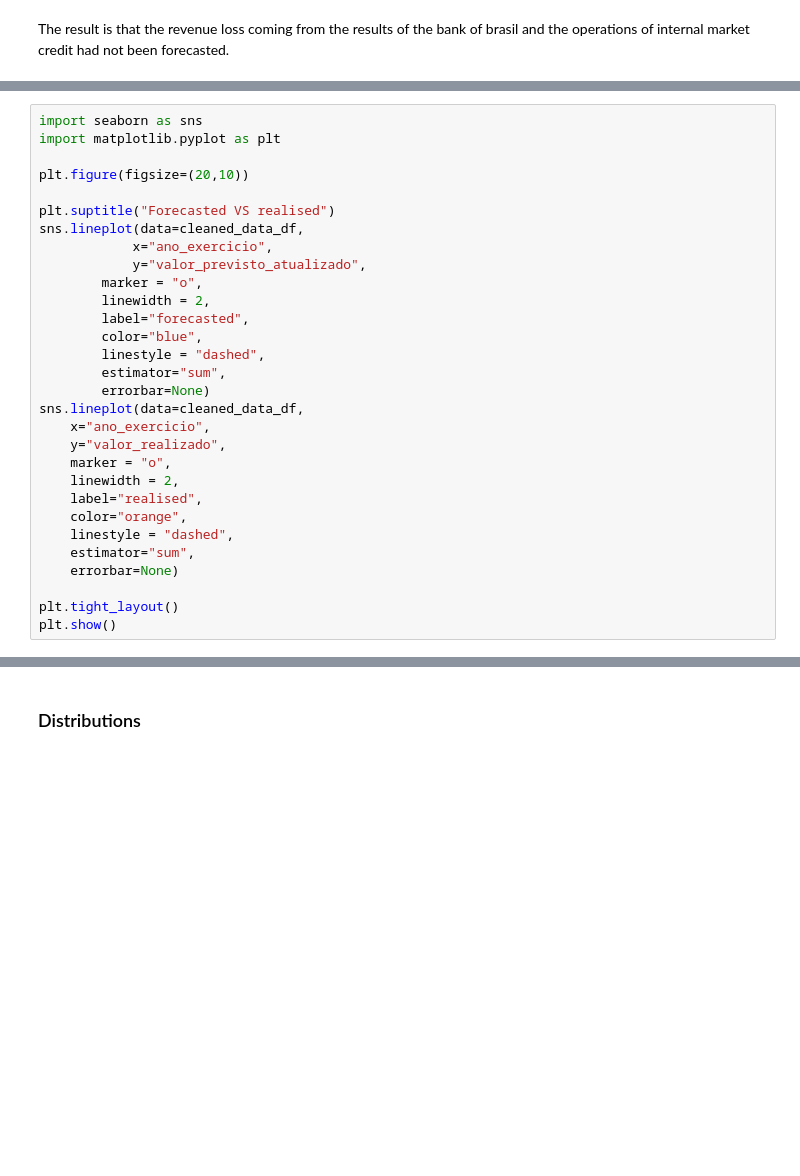
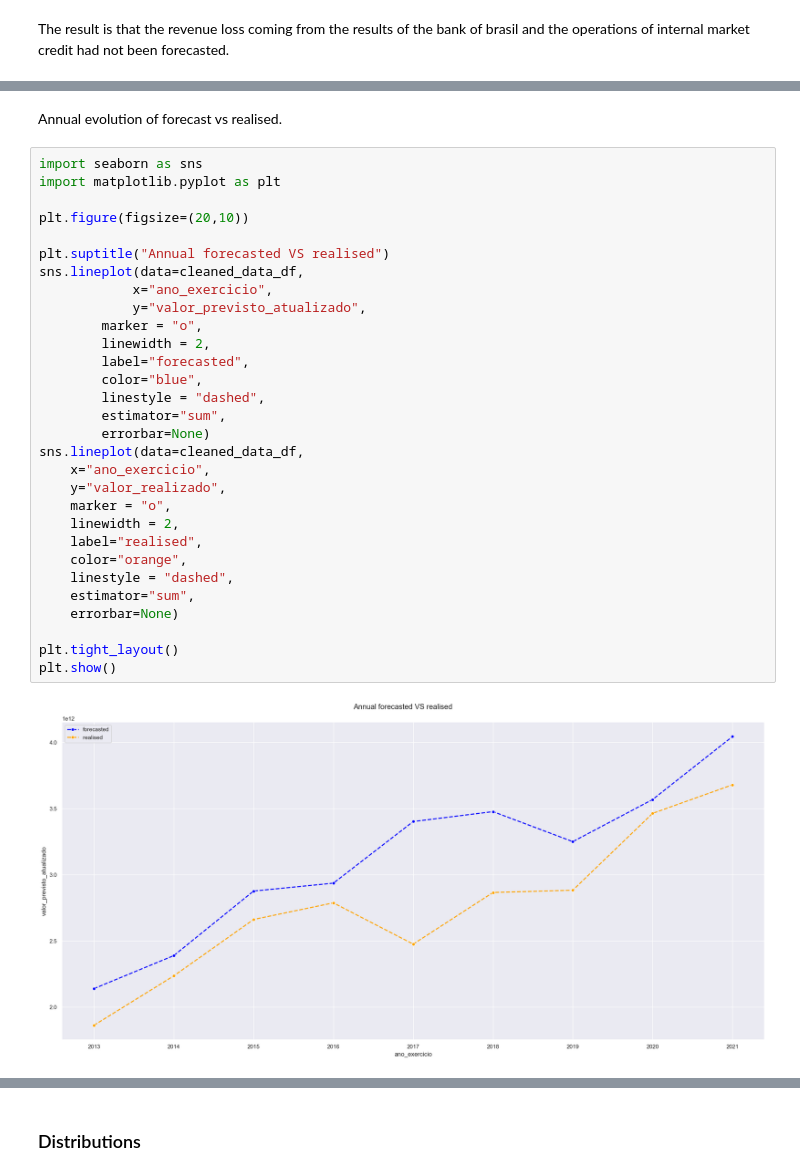
Before and after one commit to MiguelLopezVirues/proyecto2---analisis-brasil, a Jupyter notebook: notebooks/exploration.ipynb, the cells around one changed output, grey strips where cells are left out. Drawn from its saved outputs; the diff is of its cells as text; blank space fills up the shorter version.

```diff
--- a/notebooks/exploration.ipynb
+++ b/notebooks/exploration.ipynb
@@ -697,30 +695,34 @@ plt.show()
+# %% [markdown]
+Annual evolution of forecast vs realised.
 # %%
 import seaborn as sns
 import matplotlib.pyplot as plt
 
 plt.figure(figsize=(20,10))
 
-plt.suptitle("Forecasted VS realised")
+plt.suptitle("Annual forecasted VS realised")
 sns.lineplot(data=cleaned_data_df,
             x="ano_exercicio",
             y="valor_previsto_atualizado",
         marker = "o",
         linewidth = 2,
         label="forecasted",
         color="blue",
         linestyle = "dashed",
         estimator="sum",
         errorbar=None)
 sns.lineplot(data=cleaned_data_df,
     x="ano_exercicio",
     y="valor_realizado",
     marker = "o",
     linewidth = 2,
     label="realised",
     color="orange",
     linestyle = "dashed",
     estimator="sum",
     errorbar=None)
 
 plt.tight_layout()
 plt.show()
+# %% [output]
+[figure, added]
```
Also changed, not shown: parts of 26 cells of this notebook.
